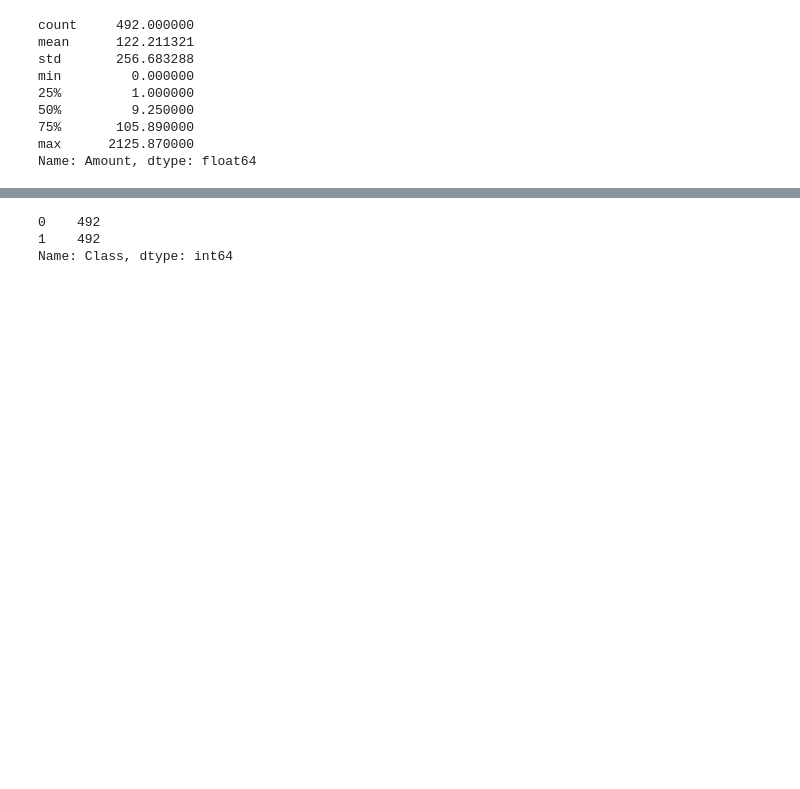
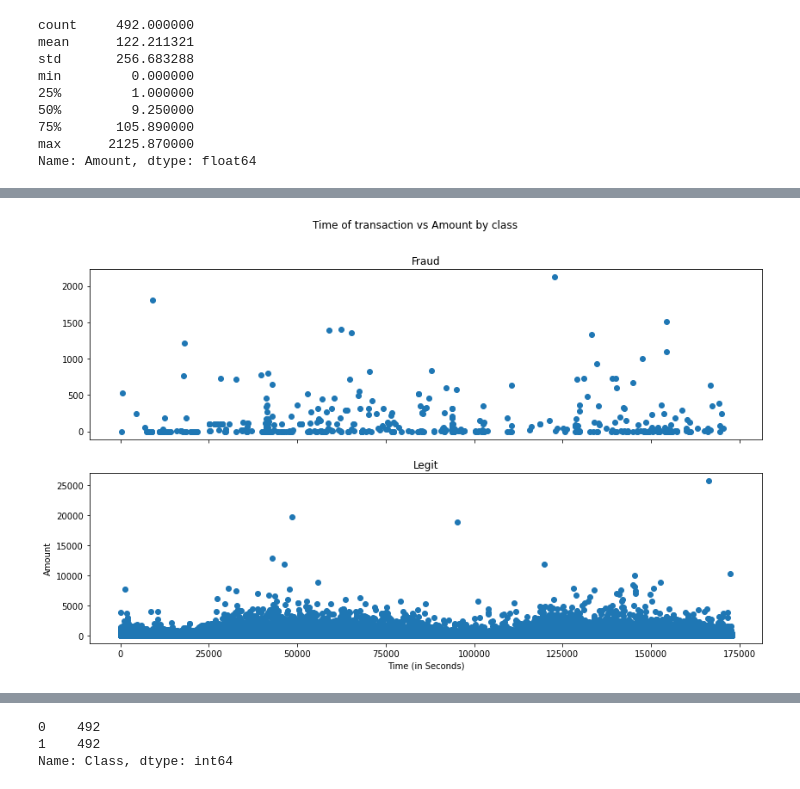
Before and after one commit to onlysachd/Credit-Card-Fraud-detection, a Jupyter notebook: Credit Card Fraud detection.ipynb, the cells around one changed output, grey strips where cells are left out. Cells and saved outputs as stored; diff of their text form; code cells hidden in the pictures; blank space fills up the shorter version.

```diff
--- a/Credit Card Fraud detection.ipynb
+++ b/Credit Card Fraud detection.ipynb
@@ -97,3 +141,17 @@ Name: Amount, dtype: float64
+# %%
+# We Will check Do fraudulent transactions occur more often during certain time frame ? Let us find out with a visual representation.
+
+f, (ax1, ax2) = plt.subplots(2, 1, sharex=True)
+f.suptitle('Time of transaction vs Amount by class')
+ax1.scatter(fraud.Time, fraud.Amount)
+ax1.set_title('Fraud')
+ax2.scatter(legit.Time, legit.Amount)
+ax2.set_title('Legit')
+plt.xlabel('Time (in Seconds)')
+plt.ylabel('Amount')
+plt.show()
+# %% [output]
+[figure, added]
 # %%
 df.groupby('Class').mean()
 # %% [output]
```
Also changed, not shown: parts of 11 cells of this notebook.
